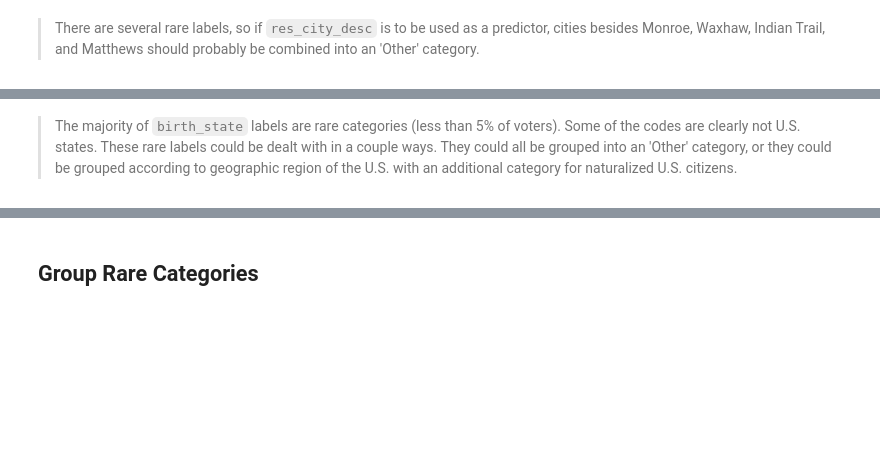
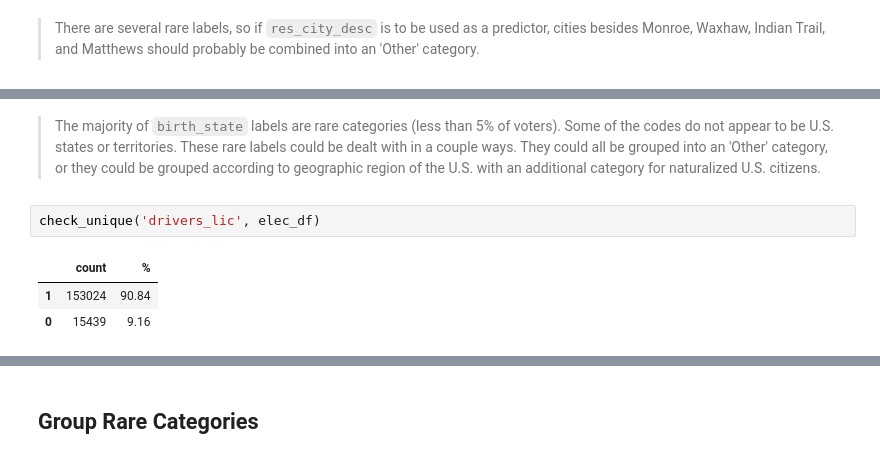
Before and after one commit to zero731/NC_Elections_Capstone, a Jupyter notebook: Union_General2020.ipynb, the cells around one changed output, grey strips where cells are left out. Saved outputs shown, nothing was run; the diff lists cells and outputs as text; blank space fills up the shorter version.

Commit message:
explore and clean UC and statewide

```diff
--- a/Union_General2020.ipynb
+++ b/Union_General2020.ipynb
@@ -351,5 +355,11 @@ check_unique('birth_state', elec_df)
 # %% [markdown]
-> The majority of `birth_state` labels are rare categories (less than 5% of voters). Some of the codes are clearly not U.S. states. These rare labels could be dealt with in a couple ways. They could all be grouped into an 'Other' category, or they could be grouped according to geographic region of the U.S. with an additional category for naturalized U.S. citizens.
+> The majority of `birth_state` labels are rare categories (less than 5% of voters). Some of the codes do not appear to be U.S. states or territories. These rare labels could be dealt with in a couple ways. They could all be grouped into an 'Other' category, or they could be grouped according to geographic region of the U.S. with an additional category for naturalized U.S. citizens.
+# %%
+check_unique('drivers_lic', elec_df)
+# %% [output]
+|  | count | % |
+| 1 | 153024 | 90.84 |
+| 0 | 15439 | 9.16 |
 # %%
 check_unique('precinct_abbrv', elec_df)
 # %% [output]
```
Also changed, not shown: parts of 31 cells of this notebook, 9 other files.
